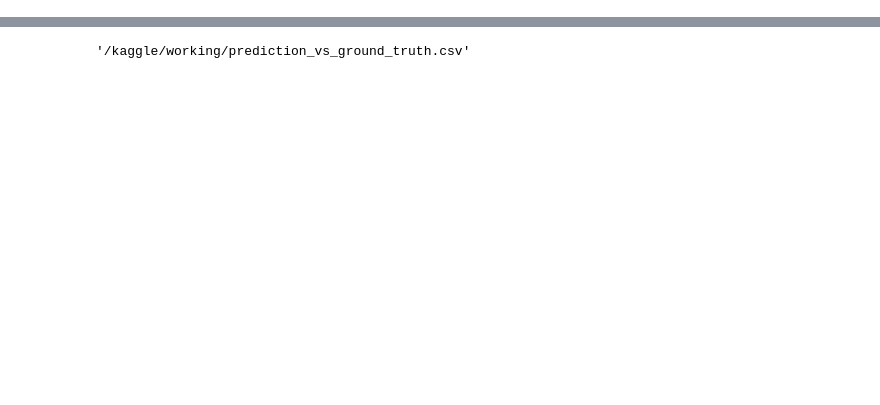
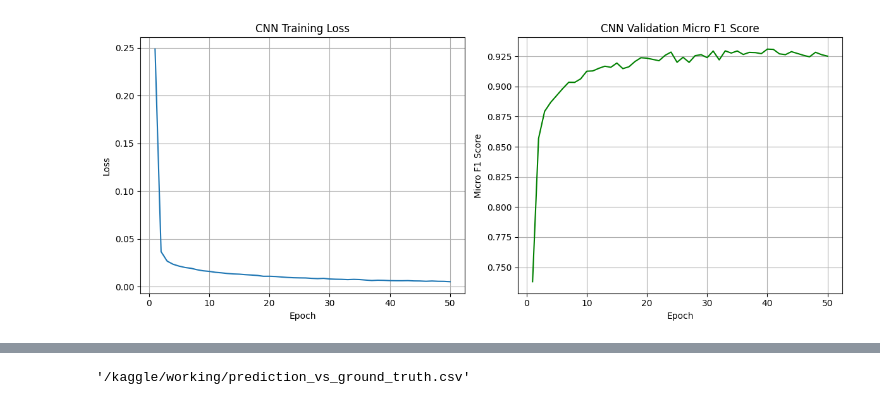
Before and after one commit to NeelTiwary/Ampli, a Jupyter notebook: neelmani.ipynb, the cells around one changed output, grey strips where cells are left out. Drawn from its saved outputs; the diff is of its cells as text; code cells hidden in the pictures; blank space fills up the shorter version.

```diff
--- a/neelmani.ipynb
+++ b/neelmani.ipynb
@@ -99,6 +99,7 @@
 # device = torch.device("cuda" if torch.cuda.is_available() else "cpu")
 # model = model.to(device)
 # %%
+# Imports
 import torch
 import torch.nn as nn
 import torch.optim as optim
@@ -107,27 +108,27 @@ from sklearn.preprocessing import MultiLabelBinarizer
 from sklearn.metrics import f1_score, classification_report
 import pandas as pd
 import numpy as np
+import matplotlib.pyplot as plt
 
-# Load data
+# Step 1: Load and preprocess data
 amplitude_df = pd.read_csv("/kaggle/input/secound/all_signals_1.csv", header=None)
 frequency_df = pd.read_csv("/kaggle/input/secound/all_frequencies_1.csv", header=None)
 
-# Step 1: Prepare amplitude input (X)
+# Prepare amplitude input (X)
 X = amplitude_df.iloc[:, 1:].values.astype(np.float32)
 X = (X - X.mean(axis=1, keepdims=True)) / (X.std(axis=1, keepdims=True) + 1e-6)
 
-# Step 2: Prepare frequency labels (y)
+# Prepare frequency labels (y)
 y_raw = frequency_df.iloc[:, 1:].values
 label_sets = [list(set(row[row != 0])) for row in y_raw]
-
 mlb = MultiLabelBinarizer()
 y = mlb.fit_transform(label_sets)
 
-# Step 3: Tensor conversion
-X_tensor = torch.tensor(X).unsqueeze(1)  # Add channel dimension: (N, 1, T)
+# Tensor conversion
+X_tensor = torch.tensor(X).unsqueeze(1)  # Shape: (N, 1, T)
 y_tensor = torch.tensor(y).float()
 
-# Step 4: Dataset and Dataloader
+# Dataset and DataLoader
 dataset = TensorDataset(X_tensor, y_tensor)
 train_size = int(0.8 * len(dataset))
 train_dataset, val_dataset = random_split(dataset, [train_size, len(dataset) - train_size])
@@ -135,17 +136,17 @@ train_dataset, val_dataset = random_split(dataset, [train_size, len(dataset) - t
 train_loader = DataLoader(train_dataset, batch_size=64, shuffle=True)
 val_loader = DataLoader(val_dataset, batch_size=64)
 
-# Step 5: Define CNN model
+# Step 2: Define CNN model
 class CNNClassifier(nn.Module):
     def __init__(self, input_length, num_labels):
         super(CNNClassifier, self).__init__()
         self.conv = nn.Sequential(
-            nn.Conv1d(1, 32, kernel_size=5, padding=2),  # (B, 32, T)
+            nn.Conv1d(1, 32, kernel_size=5, padding=2),
             nn.ReLU(),
-            nn.MaxPool1d(2),  # (B, 32, T/2)
-            nn.Conv1d(32, 64, kernel_size=3, padding=1),  # (B, 64, T/2)
+            nn.MaxPool1d(2),
+            nn.Conv1d(32, 64, kernel_size=3, padding=1),
             nn.ReLU(),
-            nn.MaxPool1d(2),  # (B, 64, T/4)
+            nn.MaxPool1d(2),
         )
         self.flatten_dim = (input_length // 4) * 64
         self.fc = nn.Sequential(
@@ -161,17 +162,22 @@ class CNNClassifier(nn.Module):
         x = x.view(x.size(0), -1)
         return self.fc(x)
 
-# Instantiate CNN
-model = CNNClassifier(X.shape[1], y.shape[1])
+# Instantiate model
+model = CNNClassifier(input_length=X.shape[1], num_labels=y.shape[1])
 
 # Loss and optimizer
 criterion = nn.BCELoss()
 optimizer = optim.Adam(model.parameters(), lr=0.001)
 
-# Step 6: Training
-for epoch in range(50):
+# Step 3: Training loop with F1 tracking
+num_epochs = 50
+cnn_losses = []
+cnn_f1_scores = []
+
+for epoch in range(num_epochs):
     model.train()
     total_loss = 0
+
     for inputs, labels in train_loader:
         optimizer.zero_grad()
         outputs = model(inputs)
@@ -179,21 +185,63 @@ for epoch in range(50):
         loss.backward()
         optimizer.step()
         total_loss += loss.item()
-    print(f"Epoch {epoch+1}/50, Loss: {total_loss / len(train_loader):.4f}")
 
-# Step 7: Evaluation
+    avg_loss = total_loss / len(train_loader)
+    cnn_losses.append(avg_loss)
+
+    # Validation F1-score
+    model.eval()
+    all_preds = []
+    all_labels = []
+
+    with torch.no_grad():
+        for inputs, labels in val_loader:
+            outputs = model(inputs)
+            preds = (outputs > 0.5).int()
+            all_preds.extend(preds.cpu().numpy())
+            all_labels.extend(labels.cpu().numpy())
+
+    f1 = f1_score(all_labels, all_preds, average='micro')
+    cnn_f1_scores.append(f1)
+
+    print(f"Epoch {epoch+1}/{num_epochs}, Loss: {avg_loss:.4f}, Val Micro F1: {f1:.4f}")
+
+# Step 4: Final evaluation on validation set
 model.eval()
-all_preds = []
-all_labels = []
+final_preds = []
+final_labels = []
 
 with torch.no_grad():
     for inputs, labels in val_loader:
         outputs = model(inputs)
         preds = (outputs > 0.5).int()
-        all_preds.extend(preds.numpy())
-        all_labels.extend(labels.numpy())
+        final_preds.extend(preds.cpu().numpy())
+        final_labels.extend(labels.cpu().numpy())
 
-f1 = f1_score(all_labels, all_preds, average='micro')
-print(f"Micro F1 Score: {f1:.4f}")
-print("\nClassification Report:\n", classification_report(all_labels, all_preds, target_names=[str(l) for l in mlb.classes_]))
+final_f1 = f1_score(final_labels, final_preds, average='micro')
+print(f"\nFinal Micro F1 Score: {final_f1:.4f}")
+
+print("\nClassification Report:\n")
+print(classification_report(final_labels, final_preds, target_names=[str(l) for l in mlb.classes_]))
+
+# Step 5: Plot Loss and F1 over epochs
+epochs = range(1, num_epochs+1)
+
+plt.figure(figsize=(12, 5))
+plt.subplot(1, 2, 1)
+plt.plot(epochs, cnn_losses, label="CNN Loss")
+plt.xlabel("Epoch")
+plt.ylabel("Loss")
+plt.title("CNN Training Loss")
+plt.grid(True)
+
+plt.subplot(1, 2, 2)
+plt.plot(epochs, cnn_f1_scores, label="CNN Val Micro F1", color="green")
+plt.xlabel("Epoch")
+plt.ylabel("Micro F1 Score")
+plt.title("CNN Validation Micro F1 Score")
+plt.grid(True)
+
+plt.tight_layout()
+plt.show()
 # %% [output]
@@ -217,3 +265,4 @@ weighted avg       0.90      0.89      0.89      1706
+[figure, added]
 # %%
 import pandas as pd
 
```
Also changed, not shown: parts of 10 cells of this notebook.
